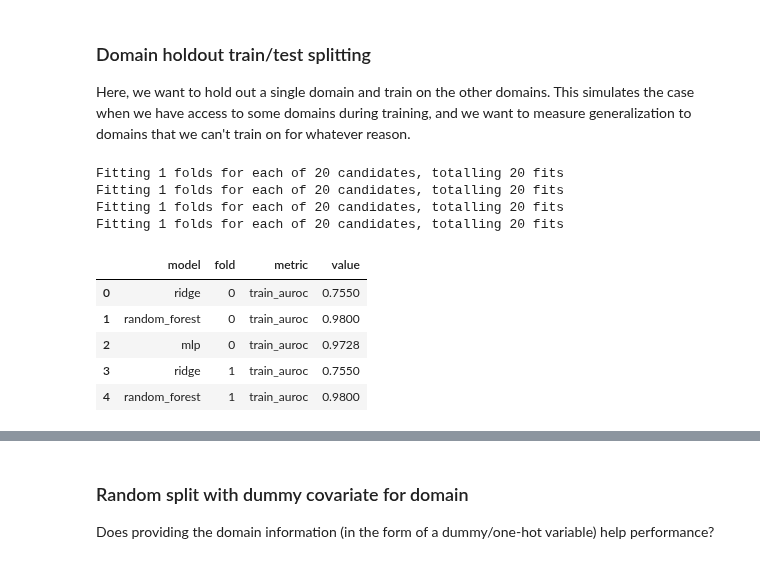
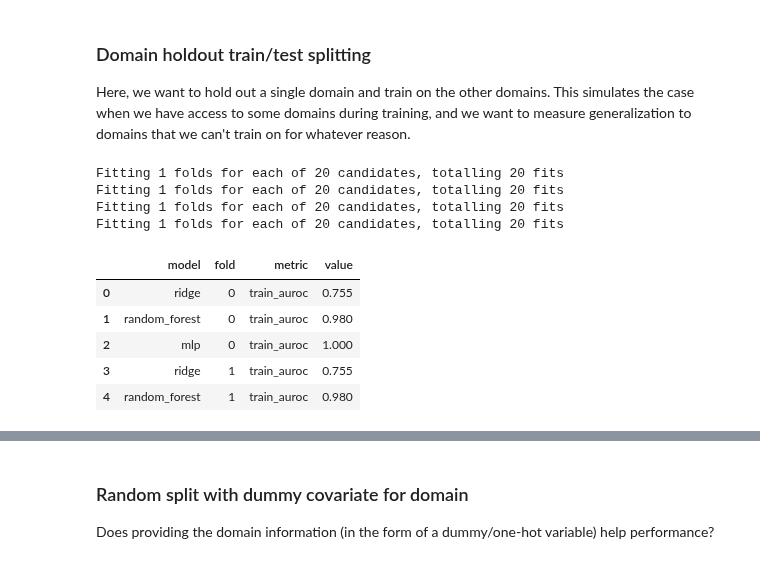
Before and after one commit to greenelab/pancancer-evaluation, a Jupyter notebook: 09_simulations/simulate_domains.ipynb, the cells around one changed output, grey strips where cells are left out. Cells and saved outputs as stored; diff of their text form; code cells hidden in the pictures.

```diff
--- a/09_simulations/simulate_domains.ipynb
+++ b/09_simulations/simulate_domains.ipynb
@@ -136,7 +136,7 @@ for fold, (train_ix, test_ix) in enumerate(kf.split(xs)):
     fit_pipeline = train_ridge(X_train, y_train.flatten(), seed=42)
     y_pred_train = fit_pipeline.predict(X_train)
     y_pred_test = fit_pipeline.predict(X_test)
-    metrics = get_metrics(y_train, y_test, y_pred_train, y_pred_test)
+    metrics = get_prob_metrics(y_train, y_test, y_pred_train, y_pred_test)
 
     metric_cols = list(metrics.keys()) + ['model', 'fold']
     metric_vals = list(metrics.values()) + ['ridge', fold]
@@ -149,7 +149,7 @@ for fold, (train_ix, test_ix) in enumerate(kf.split(xs)):
     fit_pipeline = train_rf(X_train, y_train.flatten(), seed=42)
     y_pred_train = fit_pipeline.predict(X_train)
     y_pred_test = fit_pipeline.predict(X_test)
-    metrics = get_metrics(y_train, y_test, y_pred_train, y_pred_test)
+    metrics = get_prob_metrics(y_train, y_test, y_pred_train, y_pred_test)
 
     metric_vals = list(metrics.values()) + ['random_forest', fold]
     if results_cols is None:
@@ -168,7 +168,7 @@ for fold, (train_ix, test_ix) in enumerate(kf.split(xs)):
     fit_pipeline = train_mlp(X_train, y_train.flatten(), params, n_folds=-1, seed=42, max_iter=100)
     y_pred_train = fit_pipeline.predict_proba(X_train.astype(np.float32))[:, 1]
     y_pred_test = fit_pipeline.predict_proba(X_test.astype(np.float32))[:, 1]
-    metrics = get_metrics(y_train, y_test, y_pred_train, y_pred_test)
+    metrics = get_prob_metrics(y_train, y_test, y_pred_train, y_pred_test)
 
     metric_vals = list(metrics.values()) + ['mlp', fold]
     if results_cols is None:
@@ -223,7 +226,7 @@ for fold, (_, test_ix) in enumerate(kf.split(X_holdout)):
     fit_pipeline = train_ridge(X_train, y_train.flatten(), seed=42)
     y_pred_train = fit_pipeline.predict(X_train)
     y_pred_test = fit_pipeline.predict(X_test)
-    metrics = get_metrics(y_train, y_test, y_pred_train, y_pred_test)
+    metrics = get_prob_metrics(y_train, y_test, y_pred_train, y_pred_test)
 
     metric_cols = list(metrics.keys()) + ['model', 'fold']
     metric_vals = list(metrics.values()) + ['ridge', fold]
@@ -237,7 +240,7 @@ for fold, (_, test_ix) in enumerate(kf.split(X_holdout)):
     fit_pipeline = train_rf(X_train, y_train.flatten(), seed=42)
     y_pred_train = fit_pipeline.predict(X_train)
     y_pred_test = fit_pipeline.predict(X_test)
-    metrics = get_metrics(y_train, y_test, y_pred_train, y_pred_test)
+    metrics = get_prob_metrics(y_train, y_test, y_pred_train, y_pred_test)
 
     metric_vals = list(metrics.values()) + ['random_forest', fold]
     if results_cols is None:
@@ -246,39 +249,39 @@ for fold, (_, test_ix) in enumerate(kf.split(X_holdout)):
         assert metric_cols == results_cols
     results.append(metric_vals)
 
     # train 3-layer neural network model
     params = {
         'learning_rate': [0.1, 0.01, 0.001, 5e-4, 1e-4],
         'h1_size': [100, 200, 300, 500],
         'dropout': [0.1, 0.5, 0.75],
         'weight_decay': [0, 0.1, 1, 10, 100]
     }
     fit_pipeline = train_mlp(X_train, y_train.flatten(), params, n_folds=-1, seed=42, max_iter=100)
     y_pred_train = fit_pipeline.predict_proba(X_train.astype(np.float32))[:, 1]
     y_pred_test = fit_pipeline.predict_proba(X_test.astype(np.float32))[:, 1]
-    metrics = get_metrics(y_train, y_test, y_pred_train, y_pred_test)
+    metrics = get_prob_metrics(y_train, y_test, y_pred_train, y_pred_test)
 
     metric_vals = list(metrics.values()) + ['mlp', fold]
     if results_cols is None:
         results_cols = metric_cols
     else:
         assert metric_cols == results_cols
     results.append(metric_vals)
 
 results_df = pd.DataFrame(results, columns=results_cols)
 results_df = results_df.melt(id_vars=['model', 'fold'], var_name='metric')
 results_df.head()
 # %% [output]
 Fitting 1 folds for each of 20 candidates, totalling 20 fits
 Fitting 1 folds for each of 20 candidates, totalling 20 fits
 Fitting 1 folds for each of 20 candidates, totalling 20 fits
 Fitting 1 folds for each of 20 candidates, totalling 20 fits
 |  | model | fold | metric | value |
-| 0 | ridge | 0 | train_auroc | 0.7550 |
-| 1 | random_forest | 0 | train_auroc | 0.9800 |
-| 2 | mlp | 0 | train_auroc | 0.9728 |
-| 3 | ridge | 1 | train_auroc | 0.7550 |
-| 4 | random_forest | 1 | train_auroc | 0.9800 |
+| 0 | ridge | 0 | train_auroc | 0.755 |
+| 1 | random_forest | 0 | train_auroc | 0.980 |
+| 2 | mlp | 0 | train_auroc | 1.000 |
+| 3 | ridge | 1 | train_auroc | 0.755 |
+| 4 | random_forest | 1 | train_auroc | 0.980 |
 # %%
 sns.set({'figure.figsize': (12, 6)})
 
```
Also changed, not shown: parts of 6 cells of this notebook, 2 other files.
